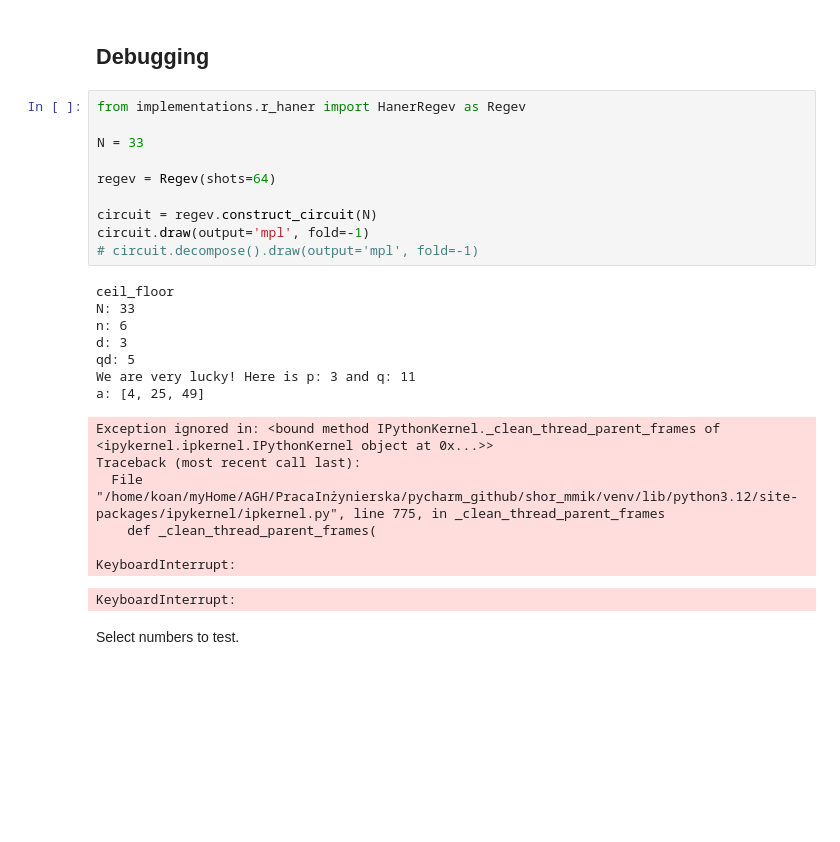
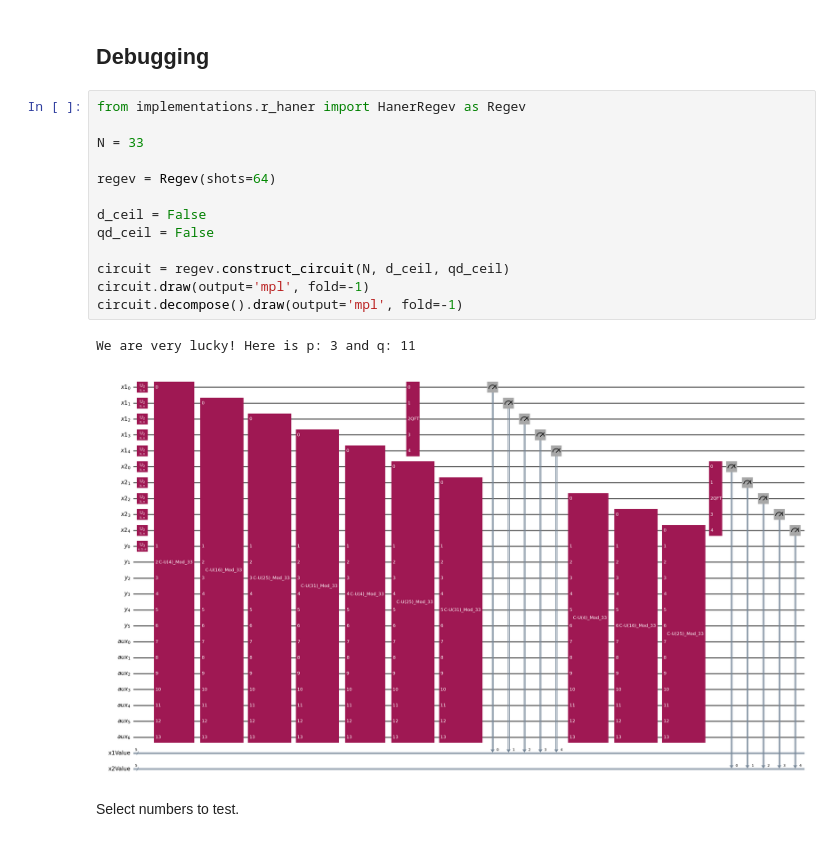
Before and after one commit to Wlitkopa/engineer-thesis, a Jupyter notebook: regev.ipynb, the cells around one changed output. Cells and saved outputs as stored; diff of their text form; blank space fills up the shorter version.

```diff
--- a/regev.ipynb
+++ b/regev.ipynb
@@ -41,28 +41,19 @@ if len(logger.handlers) == 0:
 # %%
 from implementations.r_haner import HanerRegev as Regev
 
 N = 33
 
 regev = Regev(shots=64)
 
-circuit = regev.construct_circuit(N)
+d_ceil = False
+qd_ceil = False
+
+circuit = regev.construct_circuit(N, d_ceil, qd_ceil)
 circuit.draw(output='mpl', fold=-1)
-# circuit.decompose().draw(output='mpl', fold=-1)
+circuit.decompose().draw(output='mpl', fold=-1)
 # %% [output]
-ceil_floor
-N: 33
-n: 6
-d: 3
-qd: 5
 We are very lucky! Here is p: 3 and q: 11
-a: [4, 25, 49]
-Exception ignored in: <bound method IPythonKernel._clean_thread_parent_frames of <ipykernel.ipkernel.IPythonKernel object at 0x...>>
-Traceback (most recent call last):
-  File "/home/koan/myHome/AGH/PracaInżynierska/pycharm_github/shor_mmik/venv/lib/python3.12/site-packages/ipykernel/ipkernel.py", line 775, in _clean_thread_parent_frames
-    def _clean_thread_parent_frames(
-
-KeyboardInterrupt:
-KeyboardInterrupt:
+[figure, added]
 # %% [markdown]
 Select numbers to test.
 # %%
```
Also changed, not shown: 11 other files.
